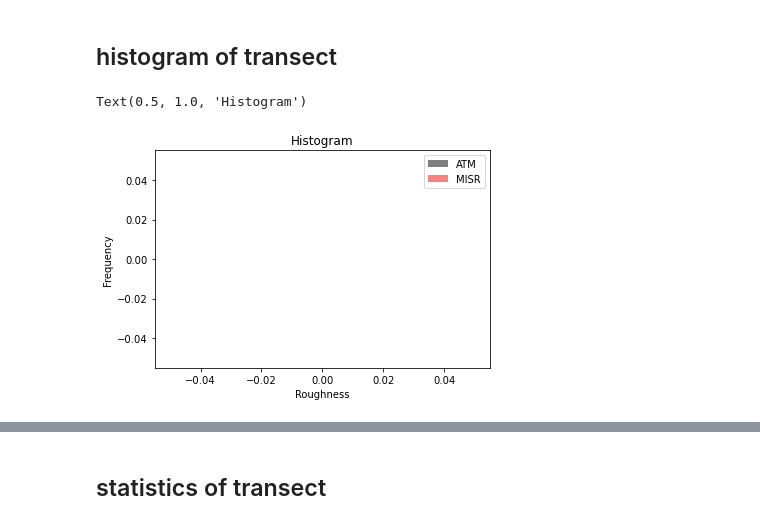
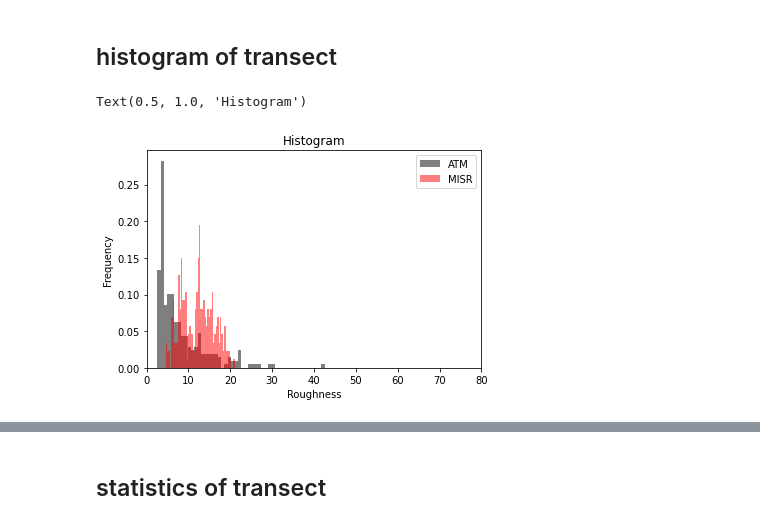
Before and after one commit to misrrepo/MISR-SeaIceRoughness, a Jupyter notebook: post_processing/3_transect_statistics.ipynb, the cells around one changed output, grey strips where cells are left out. Cells and saved outputs as stored; diff of their text form; code cells hidden in the pictures.

```diff
--- a/post_processing/3_transect_statistics.ipynb
+++ b/post_processing/3_transect_statistics.ipynb
@@ -220,0 +414,3 @@ See the caveats in the documentation: https://pandas.pydata.org/pandas-docs/stab
+# %%
+maximum = np.maximum(abslon, abslat)
+print(maximum)
@@ -220,0 +431,3 @@ See the caveats in the documentation: https://pandas.pydata.org/pandas-docs/stab
+# %%
+latlon_idx = np.argmin(maximum) # for flaten array and lat-lon
+print(latlon_idx)
@@ -440,0 +634,5 @@ row_count
+# %%
+# build a dataframe from list
+
+plot_df = pd.DataFrame(plot_ds, columns=plot_ds_colName)
+plot_df['misr_roughness_in_pixel_latlon'].head(10)
@@ -461,13 +718,16 @@ ax.legend(loc='upper right');
+# %%
+bin_size = 50
 # %% [markdown]
 ## histogram of transect
 # %%
-plt.hist(atm_transect_small_filtered['mean_ATM_roughness'], density=True, bins=20, label='ATM', color='black', alpha=0.5)  # density=False would make counts
-plt.hist(atm_transect_small_filtered['MISR-roughness'], density=True, bins=20, label='MISR', color='red', alpha=0.5)  # density=False would make counts
+plt.hist(plot_df['mean_ATM'], density=True, bins=bin_size, label='ATM', color='black', alpha=0.5)  # density=False would make counts
+plt.hist(plot_df['misr_roughness_in_pixel_lineSample'], density=True, bins=bin_size, label='MISR', color='red', alpha=0.5)  # density=False would make counts
+plt.xlim(0,80)
 
 plt.xlabel('Roughness')
 plt.ylabel('Frequency')
 plt.legend(loc="upper right")
 plt.title("Histogram")
 # %% [output]
 Text(0.5, 1.0, 'Histogram')
-[figure, old version]
+[figure, new version]
```
Also changed, not shown: parts of 75 cells of this notebook, 9 other files.
